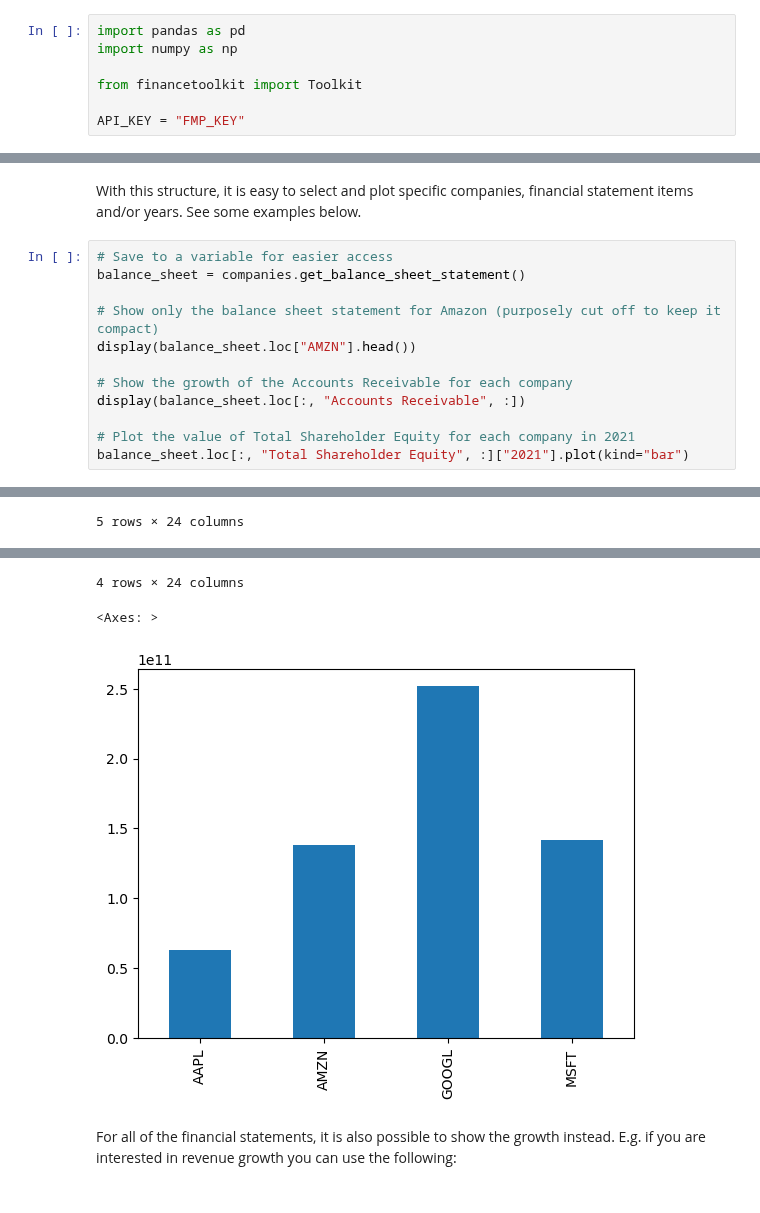
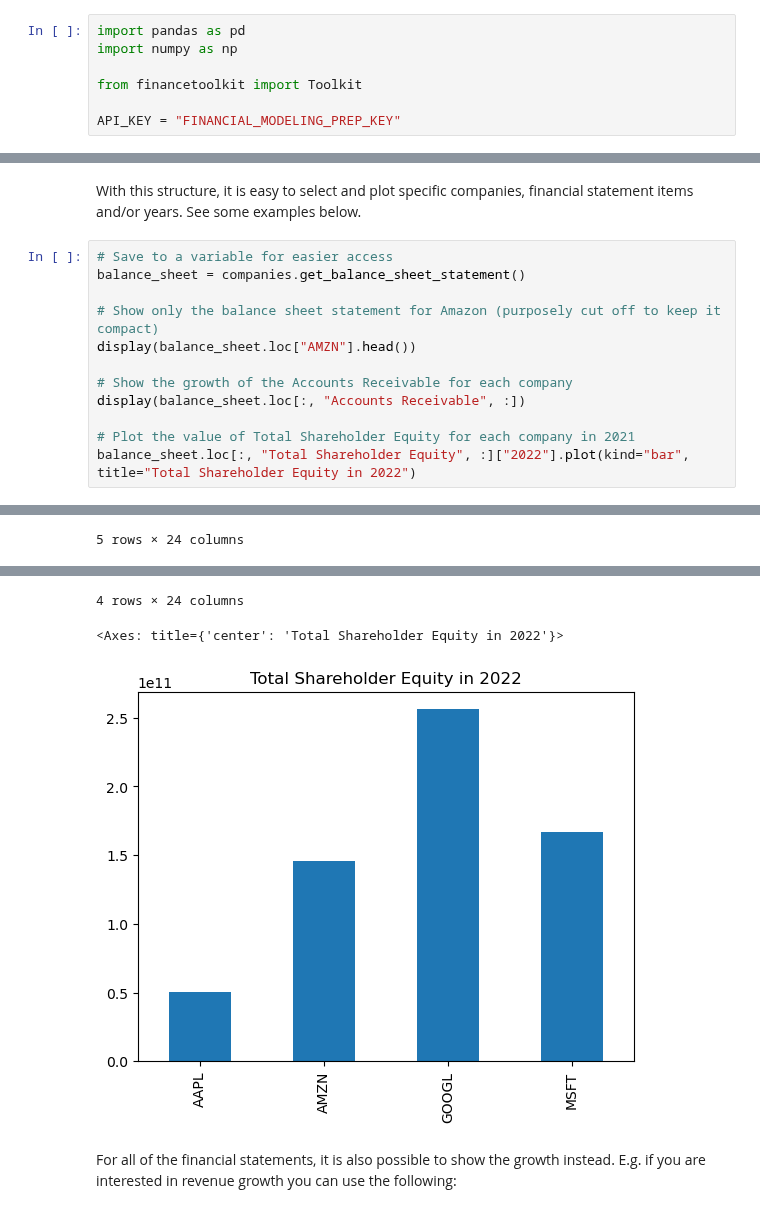
Before and after one commit to JerBouma/FinanceToolkit, a Jupyter notebook: examples/Finance Toolkit - 1. Getting Started.ipynb, the cells around one changed output, grey strips where cells are left out. Saved outputs shown, nothing was run; the diff lists cells and outputs as text.

```diff
--- a/examples/Finance Toolkit - 1. Getting Started.ipynb
+++ b/examples/Finance Toolkit - 1. Getting Started.ipynb
@@ -38,7 +38,7 @@ import numpy as np
 
 from financetoolkit import Toolkit
 
-API_KEY = "FMP_KEY"
+API_KEY = "FINANCIAL_MODELING_PREP_KEY"
 # %% [markdown]
 # The Toolkit Module
 # %% [markdown]
@@ -158,6 +160,6 @@ display(balance_sheet.loc["AMZN"].head())
 display(balance_sheet.loc[:, "Accounts Receivable", :])
 
 # Plot the value of Total Shareholder Equity for each company in 2021
-balance_sheet.loc[:, "Total Shareholder Equity", :]["2021"].plot(kind="bar")
+balance_sheet.loc[:, "Total Shareholder Equity", :]["2022"].plot(kind="bar", title="Total Shareholder Equity in 2022")
 # %% [output]
 | date | 2000 | 2001 | 2002 | 2003 | 2004 | 2005 | 2006 | 2007 | 2008 | 2009 | ... | ... |
@@ -175,6 +177,6 @@ balance_sheet.loc[:, "Total Shareholder Equity", :]["2021"].plot(kind="bar")
 4 rows × 24 columns
-<Axes: >
+<Axes: title={'center': 'Total Shareholder Equity in 2022'}>
-[figure, old version]
+[figure, new version]
 # %% [markdown]
 For all of the financial statements, it is also possible to show the growth instead. E.g. if you are interested in revenue growth you can use the following:
 # %%
```
Also changed, not shown: parts of 19 cells of this notebook, 1 other file.
